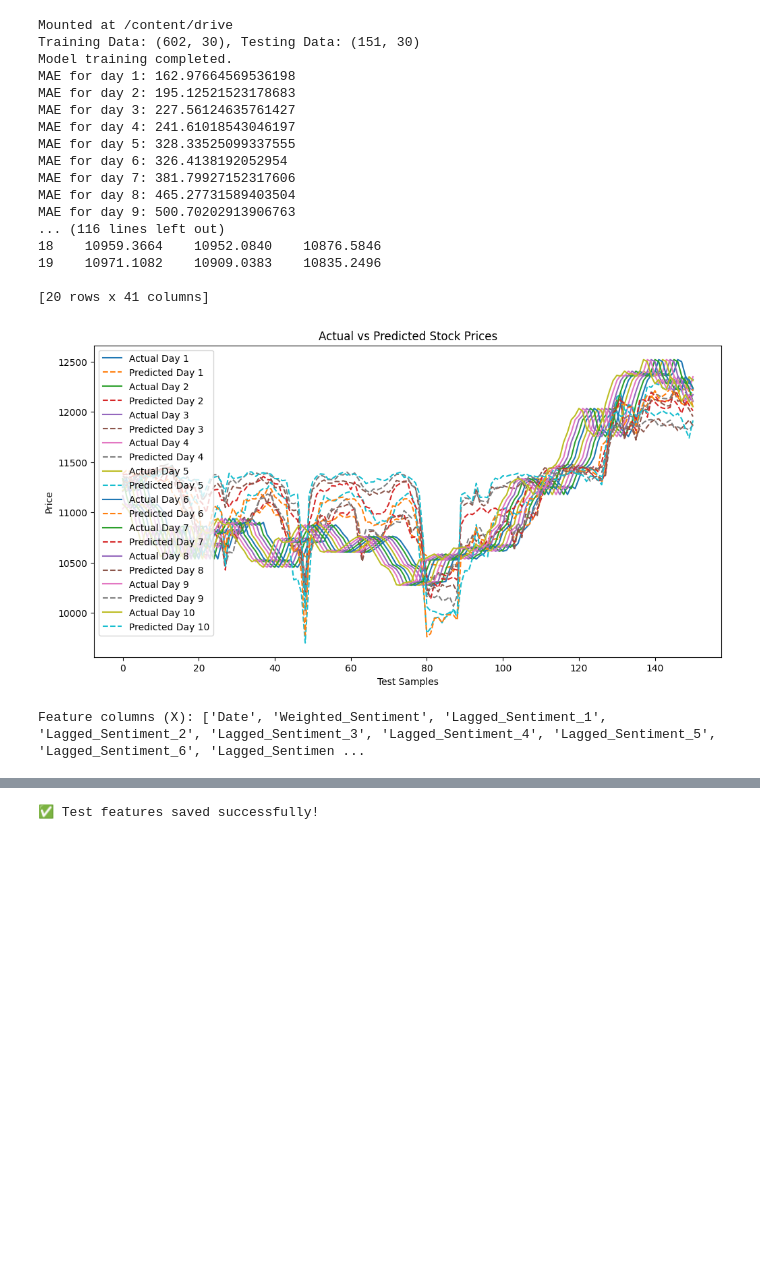
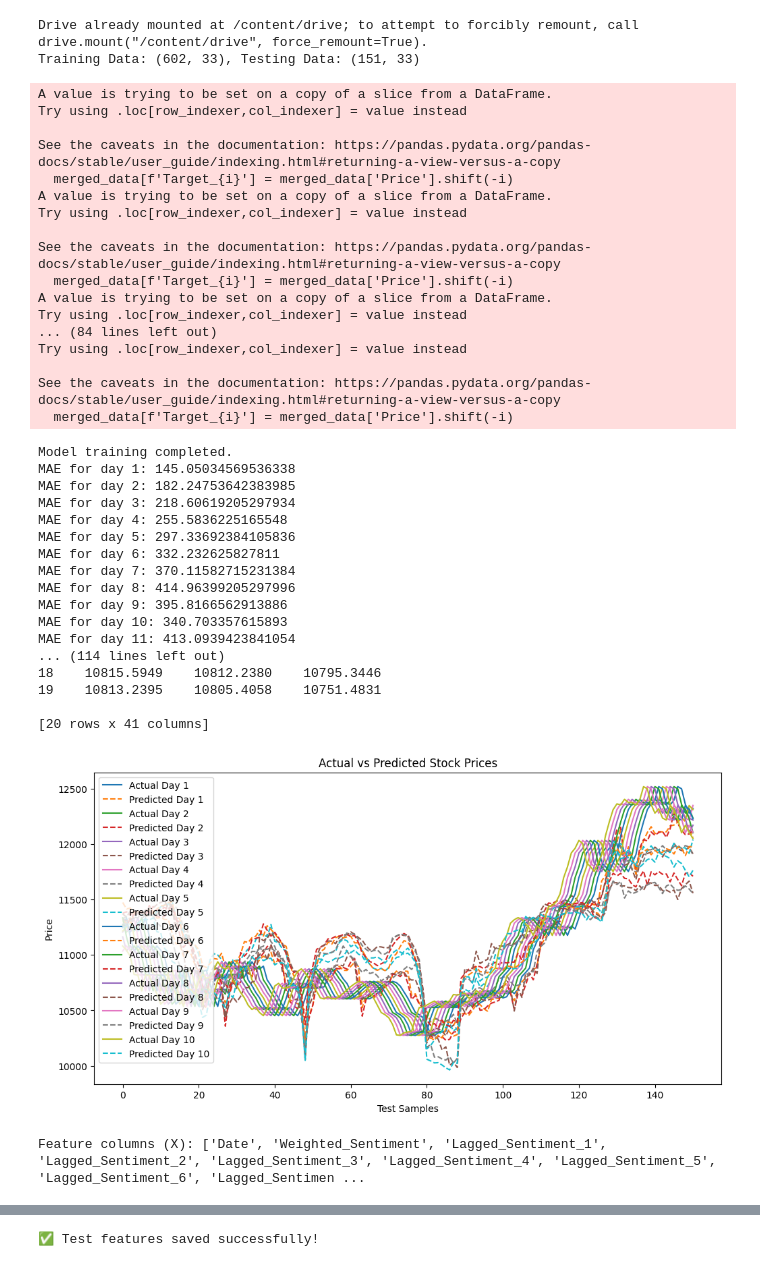
Before and after one commit to DenuraTHEbest/InvestHere, a Jupyter notebook: aspiFinal2.ipynb, the cells around one changed output, grey strips where cells are left out. Drawn from its saved outputs; the diff is of its cells as text; code cells hidden in the pictures; blank space fills up the shorter version.

```diff
--- a/aspiFinal2.ipynb
+++ b/aspiFinal2.ipynb
@@ -27,8 +27,9 @@ from sklearn.multioutput import MultiOutputRegressor
 from sklearn.metrics import mean_absolute_error, r2_score
 import numpy as np
 import matplotlib.pyplot as plt
-
+import joblib
 from ta.momentum import RSIIndicator
+from ta.trend import MACD
 
 # Mount Google Drive
 drive.mount('/content/drive')
@@ -88,6 +89,14 @@ merged_data = merged_data.dropna()
 
 # Convert Date to numerical format (Unix timestamp)
 merged_data['Date'] = merged_data['Date'].astype(np.int64) // 10**9  # Convert to Unix timestamp
+
+# Compute MACD using 12, 26, and 9-day EMAs (default settings)
+macd = MACD(merged_data['Price'])
+
+# Add MACD components as features
+merged_data['MACD'] = macd.macd()
+merged_data['MACD_Signal'] = macd.macd_signal()
+merged_data['MACD_Histogram'] = macd.macd_diff()
 
 # Features (X) and Target (y)
 X = merged_data.drop(columns=['Price'] + [f'Target_{i}' for i in range(1, 21)])
@@ -137,54 +146,71 @@ dates = merged_data['Date'].iloc[split_index:].reset_index(drop=True)
 
 # Merge the predicted and actual values with the Date column
 comparison_df = pd.concat([dates, actual_values, predicted_values], axis=1)
 
 # Display the first few rows for comparison
 print(comparison_df.head(20))
 
 # Optional: Plot Actual vs Predicted for the first 10 days of predictions
 plt.figure(figsize=(12, 6))
 for i in range(1, 11):
     plt.plot(comparison_df[f'Target_{i}'], label=f'Actual Day {i}')
     plt.plot(comparison_df[f'Predicted_{i}'], label=f'Predicted Day {i}', linestyle='--')
 
 plt.title('Actual vs Predicted Stock Prices')
 plt.xlabel('Test Samples')
 plt.ylabel('Price')
 plt.legend(loc='upper left')
 plt.show()
 
 # Print the feature columns (X)
 print("Feature columns (X):", X.columns.tolist())
 
-import joblib
-
 # Save the trained model to a file
 joblib.dump(model, 'aspi_forecast_model_new.pkl')
 from google.colab import files
 files.download('aspi_forecast_model_new.pkl')
 
 #hyperparameter tuning with time series
 #another model needs to be creating without RSI for better long term prediction. 5+ days. The RSI is commented out for the moment
 # %% [output]
-Mounted at /content/drive
-Training Data: (602, 30), Testing Data: (151, 30)
-Model training completed.
-MAE for day 1: 162.97664569536198
-MAE for day 2: 195.12521523178683
-MAE for day 3: 227.56124635761427
-MAE for day 4: 241.61018543046197
-MAE for day 5: 328.33525099337555
-MAE for day 6: 326.4138192052954
-MAE for day 7: 381.79927152317606
-MAE for day 8: 465.27731589403504
-MAE for day 9: 500.70202913906763
-... (116 lines left out)
-18    10959.3664    10952.0840    10876.5846
-19    10971.1082    10909.0383    10835.2496
-
-[20 rows x 41 columns]
+Drive already mounted at /content/drive; to attempt to forcibly remount, call drive.mount("/content/drive", force_remount=True).
+Training Data: (602, 33), Testing Data: (151, 33)
+A value is trying to be set on a copy of a slice from a DataFrame.
+Try using .loc[row_indexer,col_indexer] = value instead
+
+See the caveats in the documentation: https://pandas.pydata.org/pandas-docs/stable/user_guide/indexing.html#returning-a-view-versus-a-copy
+  merged_data[f'Target_{i}'] = merged_data['Price'].shift(-i)
+A value is trying to be set on a copy of a slice from a DataFrame.
+Try using .loc[row_indexer,col_indexer] = value instead
+
+See the caveats in the documentation: https://pandas.pydata.org/pandas-docs/stable/user_guide/indexing.html#returning-a-view-versus-a-copy
+  merged_data[f'Target_{i}'] = merged_data['Price'].shift(-i)
+A value is trying to be set on a copy of a slice from a DataFrame.
+Try using .loc[row_indexer,col_indexer] = value instead
+... (84 lines left out)
+Try using .loc[row_indexer,col_indexer] = value instead
+
+See the caveats in the documentation: https://pandas.pydata.org/pandas-docs/stable/user_guide/indexing.html#returning-a-view-versus-a-copy
+  merged_data[f'Target_{i}'] = merged_data['Price'].shift(-i)
+Model training completed.
+MAE for day 1: 145.05034569536338
+MAE for day 2: 182.24753642383985
+MAE for day 3: 218.60619205297934
+MAE for day 4: 255.5836225165548
+MAE for day 5: 297.33692384105836
+MAE for day 6: 332.232625827811
+MAE for day 7: 370.11582715231384
+MAE for day 8: 414.96399205297996
+MAE for day 9: 395.8166562913886
+MAE for day 10: 340.703357615893
+MAE for day 11: 413.0939423841054
+... (114 lines left out)
+18    10815.5949    10812.2380    10795.3446
+19    10813.2395    10805.4058    10751.4831
+
+[20 rows x 41 columns]
-[figure, old version]
+[figure, new version]
-Feature columns (X): ['Date', 'Weighted_Sentiment', 'Lagged_Sentiment_1', 'Lagged_Sentiment_2', 'Lagged_Sentiment_3', 'Lagged_Sentiment_4', 'Lagged_Sentiment_5', 'Lagged_Sentiment_6', 'Lagged_Sentimen ...
+Feature columns (X): ['Date', 'Weighted_Sentiment', 'Lagged_Sentiment_1', 'Lagged_Sentiment_2', 'Lagged_Sentiment_3', 'Lagged_Sentiment_4', 'Lagged_Sentiment_5', 'Lagged_Sentiment_6', 'Lagged_Sentimen ...
 [interactive output not drawn]
 [interactive output not drawn]
 # %%
```
Also changed, not shown: parts of 5 cells of this notebook.
